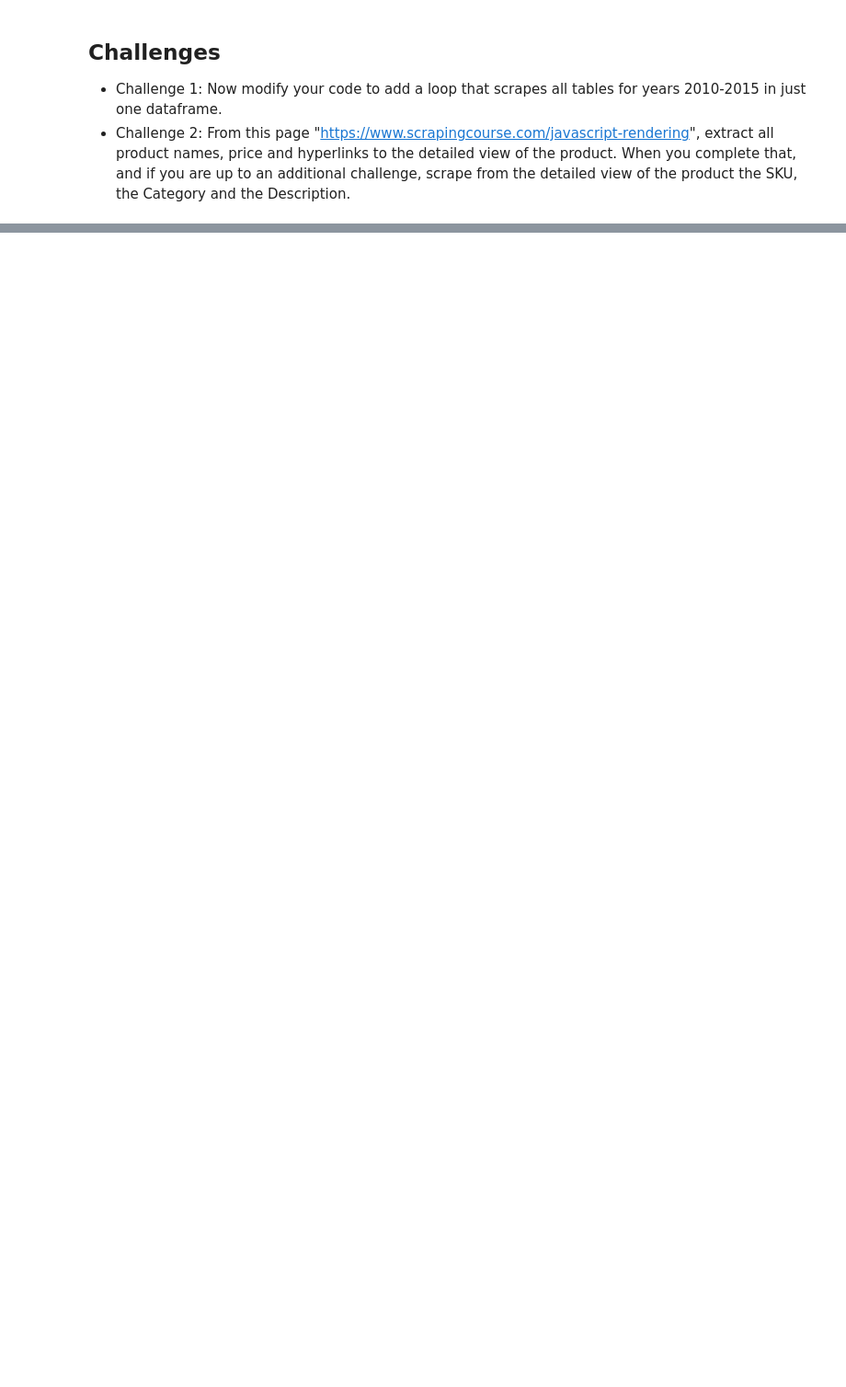
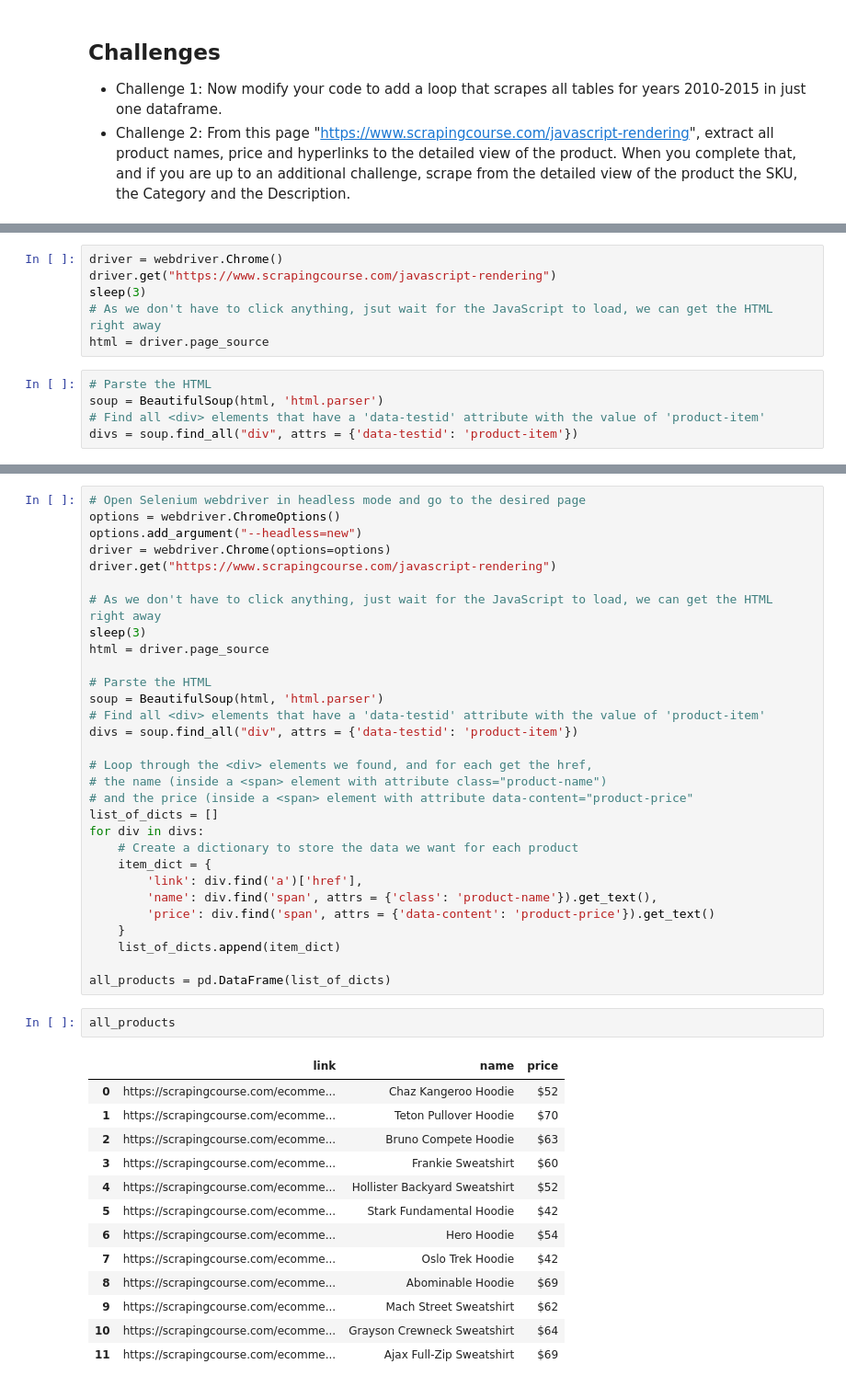
Before and after one commit to josenino95/web-scraping-python, a Jupyter notebook: notebooks/ep3.ipynb, the cells around one changed output, grey strips where cells are left out. Shown at 92% size. Drawn from its saved outputs; the diff is of its cells as text; blank space fills up the shorter version.

```diff
--- a/notebooks/ep3.ipynb
+++ b/notebooks/ep3.ipynb
@@ -225,0 +299,11 @@ text
+# %%
+driver = webdriver.Chrome()
+driver.get("https://www.scrapingcourse.com/javascript-rendering")
+sleep(3)
+# As we don't have to click anything, jsut wait for the JavaScript to load, we can get the HTML right away
+html = driver.page_source
+# %%
+# Parste the HTML
+soup = BeautifulSoup(html, 'html.parser')
+# Find all <div> elements that have a 'data-testid' attribute with the value of 'product-item'
+divs = soup.find_all("div", attrs = {'data-testid': 'product-item'})
@@ -225,0 +329,46 @@ text
+# %%
+# Open Selenium webdriver in headless mode and go to the desired page
+options = webdriver.ChromeOptions()
+options.add_argument("--headless=new")
+driver = webdriver.Chrome(options=options)
+driver.get("https://www.scrapingcourse.com/javascript-rendering")
+
+# As we don't have to click anything, just wait for the JavaScript to load, we can get the HTML right away
+sleep(3)
+html = driver.page_source
+
+# Parste the HTML
+soup = BeautifulSoup(html, 'html.parser')
+# Find all <div> elements that have a 'data-testid' attribute with the value of 'product-item'
+divs = soup.find_all("div", attrs = {'data-testid': 'product-item'})
+
+# Loop through the <div> elements we found, and for each get the href,
+# the name (inside a <span> element with attribute class="product-name")
+# and the price (inside a <span> element with attribute data-content="product-price"
+list_of_dicts = []
+for div in divs:
+    # Create a dictionary to store the data we want for each product
+    item_dict = {
+        'link': div.find('a')['href'],
+        'name': div.find('span', attrs = {'class': 'product-name'}).get_text(),
+        'price': div.find('span', attrs = {'data-content': 'product-price'}).get_text()
+    }
+    list_of_dicts.append(item_dict)
+
+all_products = pd.DataFrame(list_of_dicts)
+# %%
+all_products
+# %% [output]
+|  | link | name | price |
+| 0 | https://scrapingcourse.com/ecomme... | Chaz Kangeroo Hoodie | $52 |
+| 1 | https://scrapingcourse.com/ecomme... | Teton Pullover Hoodie | $70 |
+| 2 | https://scrapingcourse.com/ecomme... | Bruno Compete Hoodie | $63 |
+| 3 | https://scrapingcourse.com/ecomme... | Frankie Sweatshirt | $60 |
+| 4 | https://scrapingcourse.com/ecomme... | Hollister Backyard Sweatshirt | $52 |
+| 5 | https://scrapingcourse.com/ecomme... | Stark Fundamental Hoodie | $42 |
+| 6 | https://scrapingcourse.com/ecomme... | Hero Hoodie | $54 |
+| 7 | https://scrapingcourse.com/ecomme... | Oslo Trek Hoodie | $42 |
+| 8 | https://scrapingcourse.com/ecomme... | Abominable Hoodie | $69 |
+| 9 | https://scrapingcourse.com/ecomme... | Mach Street Sweatshirt | $62 |
+| 10 | https://scrapingcourse.com/ecomme... | Grayson Crewneck Sweatshirt | $64 |
+| 11 | https://scrapingcourse.com/ecomme... | Ajax Full-Zip Sweatshirt | $69 |
```
Also changed, not shown: parts of 18 cells of this notebook, 3 other files.
